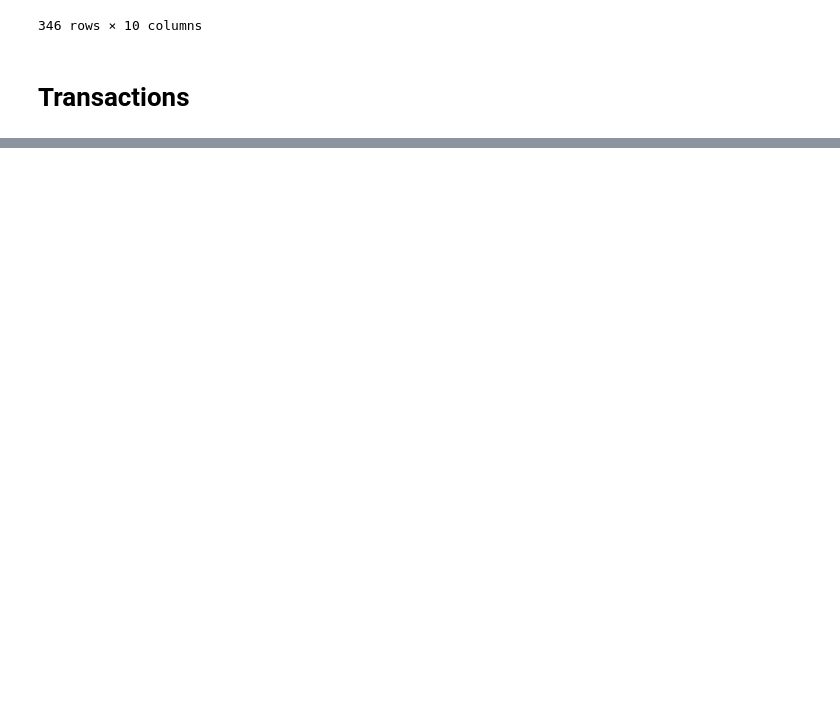
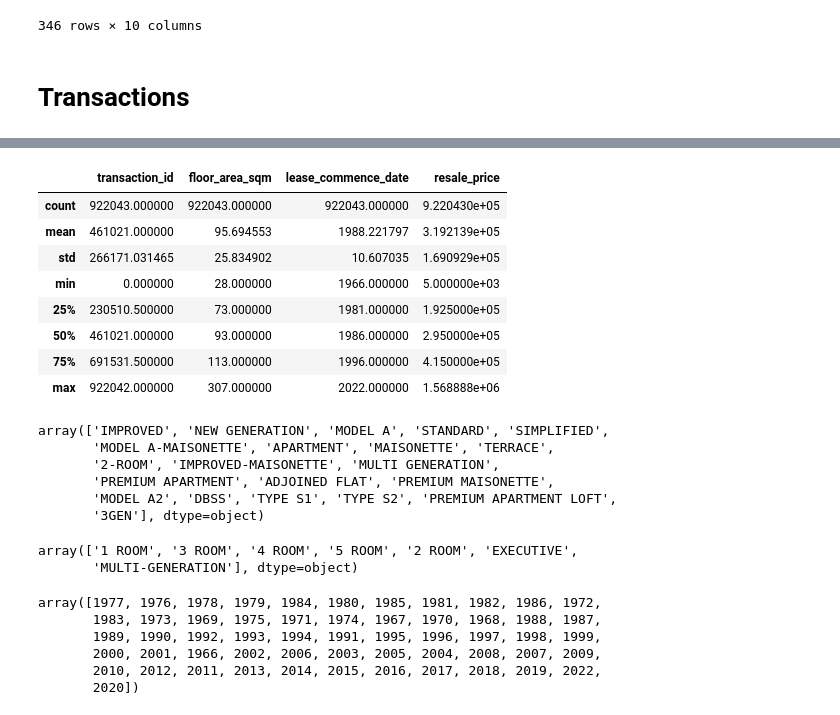
Before and after one commit to dylanlo8/Dagger, a Jupyter notebook: test.ipynb, the cells around one changed output, grey strips where cells are left out. Cells and saved outputs as stored; diff of their text form; code cells hidden in the pictures; blank space fills up the shorter version.

```diff
--- a/test.ipynb
+++ b/test.ipynb
@@ -418,0 +518,16 @@ transactions
+# %%
+def transform_transactions(transactions):
+    # Drop  the remaining lease columns
+    transactions = transactions.drop(['remaining_lease'], axis = 1)
+
+    # Apply formatting to flat_model
+    transactions['flat_model'] = transactions['flat_model'].str.upper()
+
+    # Convert 'MULTI GENERATION' to 'MULTI-GENERATION'
+    transactions['flat_type'] = transactions['flat_type'].str.replace('MULTI GENERATION', 'MULTI-GENERATION')
+
+    # rename lease_commence_date
+    transactions = transactions.rename({'lease_commence_date' : 'lease_commence_year'}, axis = 1)
+    return transactions
+
+transactions = transform_transactions(read_transactions())
@@ -418,0 +555,35 @@ transactions
+# %%
+transactions.describe()
+# %% [output]
+|  | transaction_id | floor_area_sqm | lease_commence_date | resale_price |
+| count | 922043.000000 | 922043.000000 | 922043.000000 | 9.220430e+05 |
+| mean | 461021.000000 | 95.694553 | 1988.221797 | 3.192139e+05 |
+| std | 266171.031465 | 25.834902 | 10.607035 | 1.690929e+05 |
+| min | 0.000000 | 28.000000 | 1966.000000 | 5.000000e+03 |
+| 25% | 230510.500000 | 73.000000 | 1981.000000 | 1.925000e+05 |
+| 50% | 461021.000000 | 93.000000 | 1986.000000 | 2.950000e+05 |
+| 75% | 691531.500000 | 113.000000 | 1996.000000 | 4.150000e+05 |
+| max | 922042.000000 | 307.000000 | 2022.000000 | 1.568888e+06 |
+# %%
+transactions['flat_model'].unique()
+# %% [output]
+array(['IMPROVED', 'NEW GENERATION', 'MODEL A', 'STANDARD', 'SIMPLIFIED',
+       'MODEL A-MAISONETTE', 'APARTMENT', 'MAISONETTE', 'TERRACE',
+       '2-ROOM', 'IMPROVED-MAISONETTE', 'MULTI GENERATION',
+       'PREMIUM APARTMENT', 'ADJOINED FLAT', 'PREMIUM MAISONETTE',
+       'MODEL A2', 'DBSS', 'TYPE S1', 'TYPE S2', 'PREMIUM APARTMENT LOFT',
+       '3GEN'], dtype=object)
+# %%
+transactions['flat_type'].unique()
+# %% [output]
+array(['1 ROOM', '3 ROOM', '4 ROOM', '5 ROOM', '2 ROOM', 'EXECUTIVE',
+       'MULTI-GENERATION'], dtype=object)
+# %%
+transactions['lease_commence_date'].unique()
+# %% [output]
+array([1977, 1976, 1978, 1979, 1984, 1980, 1985, 1981, 1982, 1986, 1972,
+       1983, 1973, 1969, 1975, 1971, 1974, 1967, 1970, 1968, 1988, 1987,
+       1989, 1990, 1992, 1993, 1994, 1991, 1995, 1996, 1997, 1998, 1999,
+       2000, 2001, 1966, 2002, 2006, 2003, 2005, 2004, 2008, 2007, 2009,
+       2010, 2012, 2011, 2013, 2014, 2015, 2016, 2017, 2018, 2019, 2022,
+       2020])
```
Also changed, not shown: parts of 16 cells of this notebook, 1 other file.
